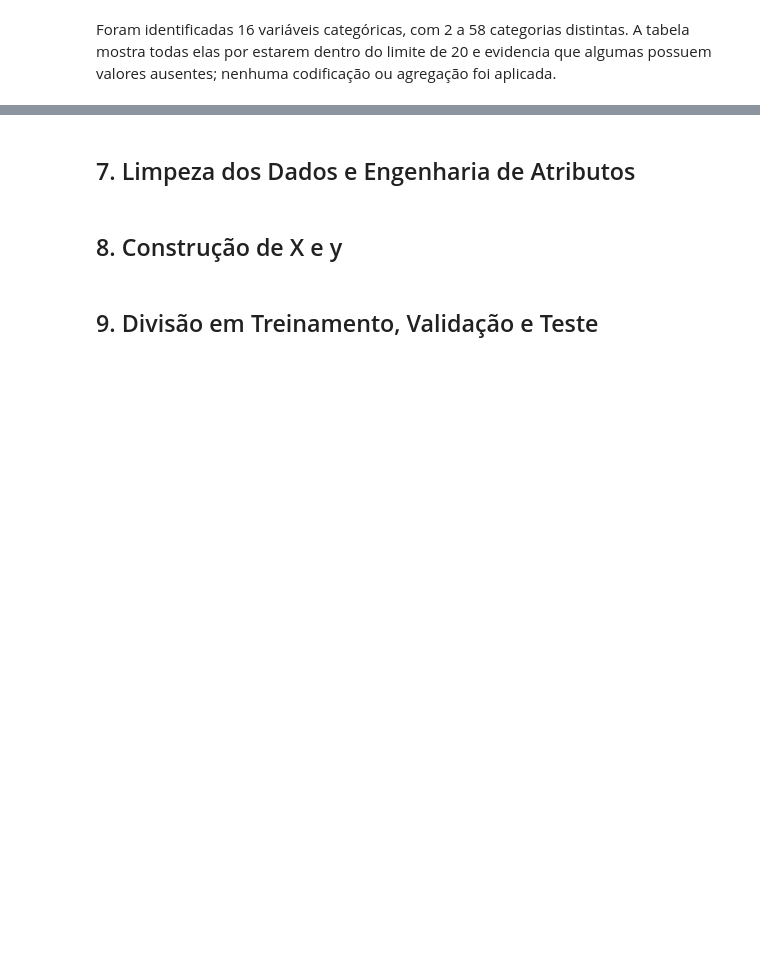
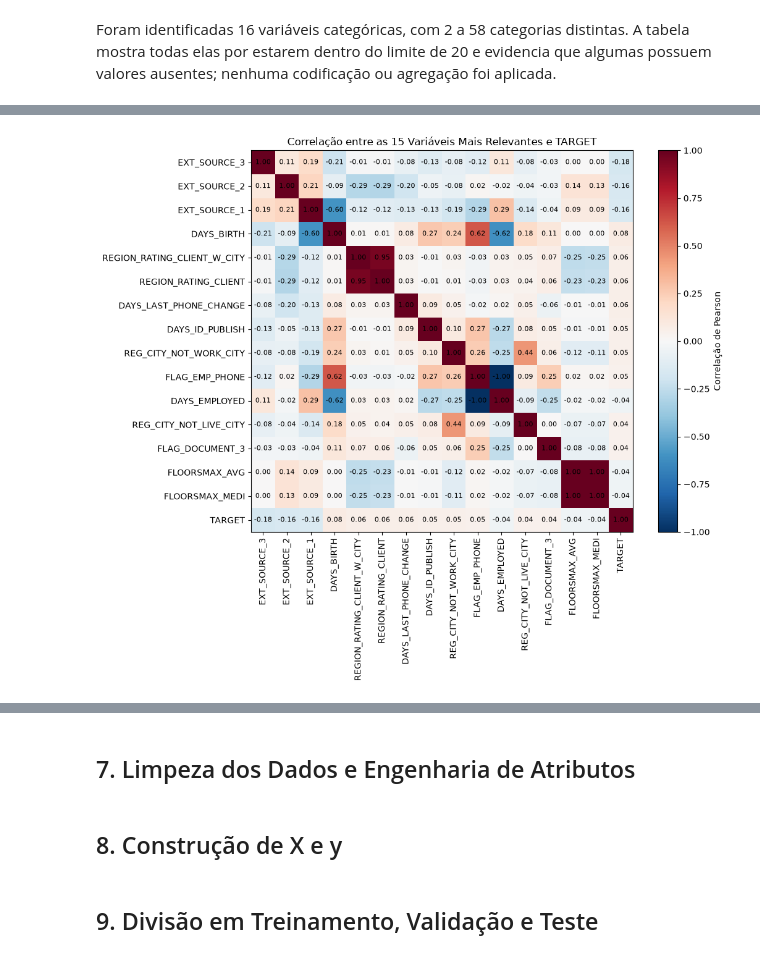
Before and after one commit to viniciusrodriguesai/credit-risk-classification, a Jupyter notebook: notebooks/credit_risk_classification.ipynb, the cells around one changed output, grey strips where cells are left out. Drawn from its saved outputs; the diff is of its cells as text; code cells hidden in the pictures; blank space fills up the shorter version.

```diff
--- a/notebooks/credit_risk_classification.ipynb
+++ b/notebooks/credit_risk_classification.ipynb
@@ -461,0 +504,65 @@ Foram identificadas 16 variáveis categóricas, com 2 a 58 categorias distintas.
+# %%
+correlation_matrix = application[numeric_columns].corr()
+
+corr_threshold = 0.95
+upper_triangle = (
+    correlation_matrix
+    .where(
+        np.triu(
+            np.ones(correlation_matrix.shape, dtype=bool),
+            k=1,
+        )
+    )
+)
+
+stacked_pairs = upper_triangle.stack()
+high_correlation_pairs = (
+    stacked_pairs[stacked_pairs.abs() >= corr_threshold]
+    .rename('correlacao')
+    .reset_index()
+    .rename(
+        columns={
+            'level_0': 'variavel_a',
+            'level_1': 'variavel_b',
+        },
+    )
+    .sort_values('correlacao', ascending=False)
+)
+
+display(high_correlation_pairs)
+
+top_features = corr_with_target.head(15).index.tolist()
+subset_correlation = application[top_features + ['TARGET']].corr()
+
+plt.figure(figsize=(11, 9))
+plt.imshow(subset_correlation, cmap='RdBu_r', vmin=-1, vmax=1)
+plt.colorbar(label='Correlação de Pearson')
+plt.xticks(
+    ticks=range(len(subset_correlation)),
+    labels=subset_correlation.columns,
+    rotation=90,
+)
+plt.yticks(
+    ticks=range(len(subset_correlation)),
+    labels=subset_correlation.index,
+)
+
+for i in range(len(subset_correlation)):
+    for j in range(len(subset_correlation)):
+        value = subset_correlation.iloc[i, j]
+        plt.text(
+            j,
+            i,
+            f'{value:.2f}',
+            ha='center',
+            va='center',
+            fontsize=8,
+        )
+
+plt.title('Correlação entre as 15 Variáveis Mais Relevantes e TARGET')
+plt.tight_layout()
+subset_corr_path = FIGURES_PATH / 'correlation_top_features.png'
+plt.savefig(subset_corr_path)
+plt.show()
+plt.close()
+# %% [output]
@@ -461,0 +586 @@ Foram identificadas 16 variáveis categóricas, com 2 a 58 categorias distintas.
+[figure, added]
```
Also changed, not shown: parts of 17 cells of this notebook, 5 other files.
